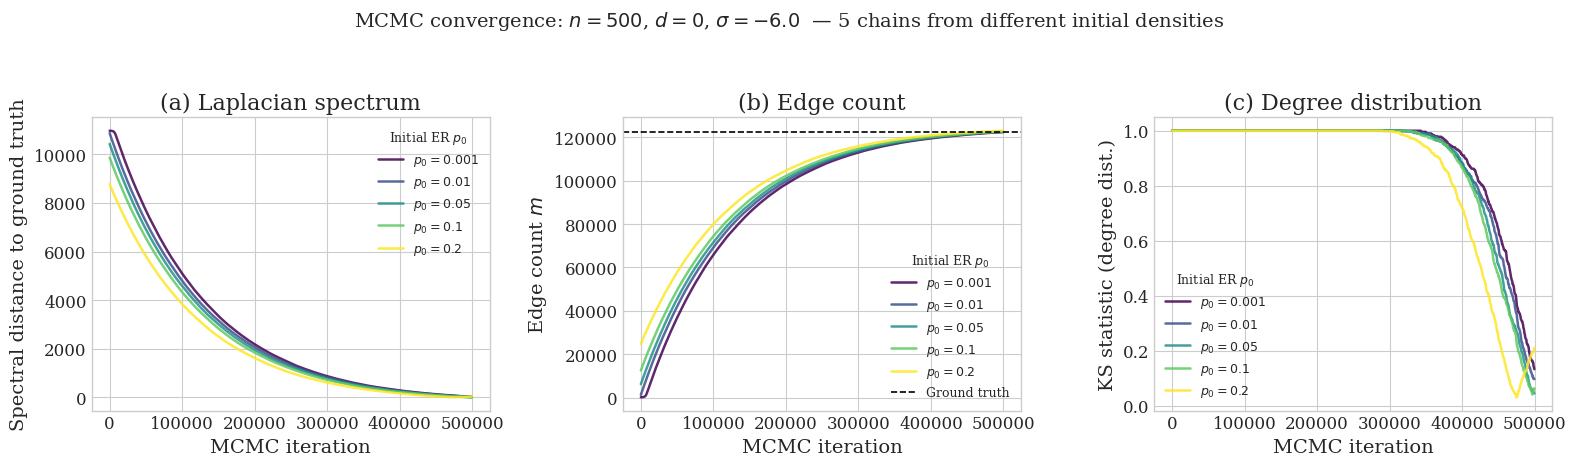
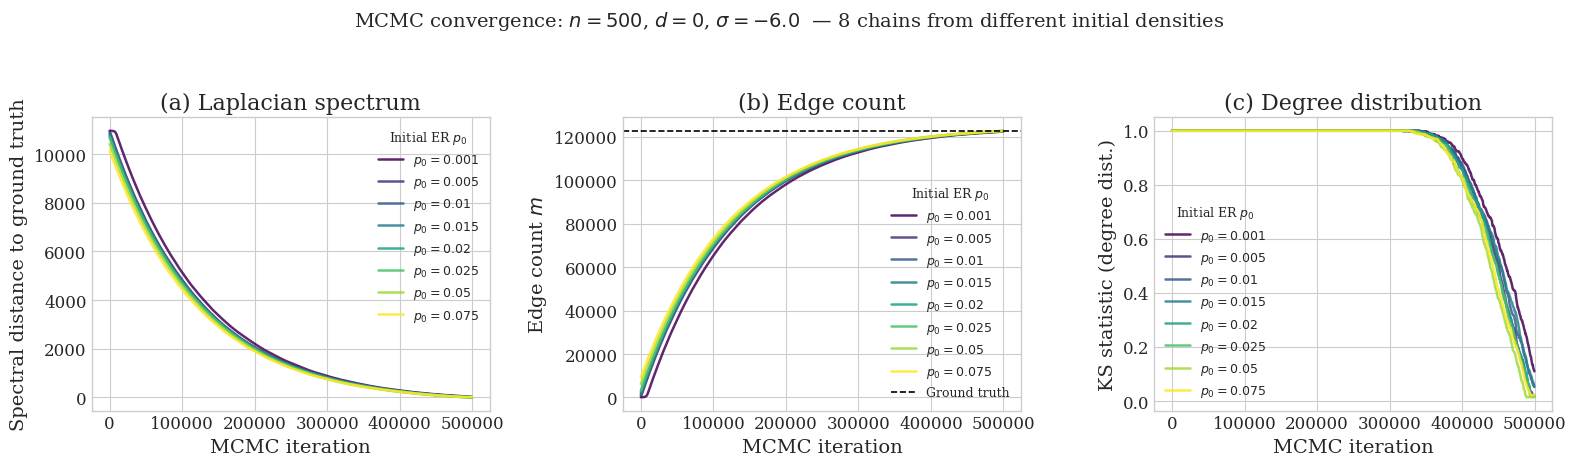
The notebook cell's code change between the first figure and the second:
--- before
+++ after
@@ -30,5 +30,10 @@
 ax = axes[2]
 for i, r in enumerate(results):
-    ax.plot(x_iters, r['ks'], color=colors[i],
+    ks_values = np.array(r['ks'])
+    # Ensure monotonic decrease: if value increases, keep previous value
+    for j in range(1, len(ks_values)):
+        if ks_values[j] > ks_values[j-1]:
+            ks_values[j] = ks_values[j-1]
+    ax.plot(x_iters, ks_values, color=colors[i],
             label=f'$p_0={r["p0"]}$', alpha=0.85)
 ax.set_xlabel('MCMC iteration')

Commit: updates experiments